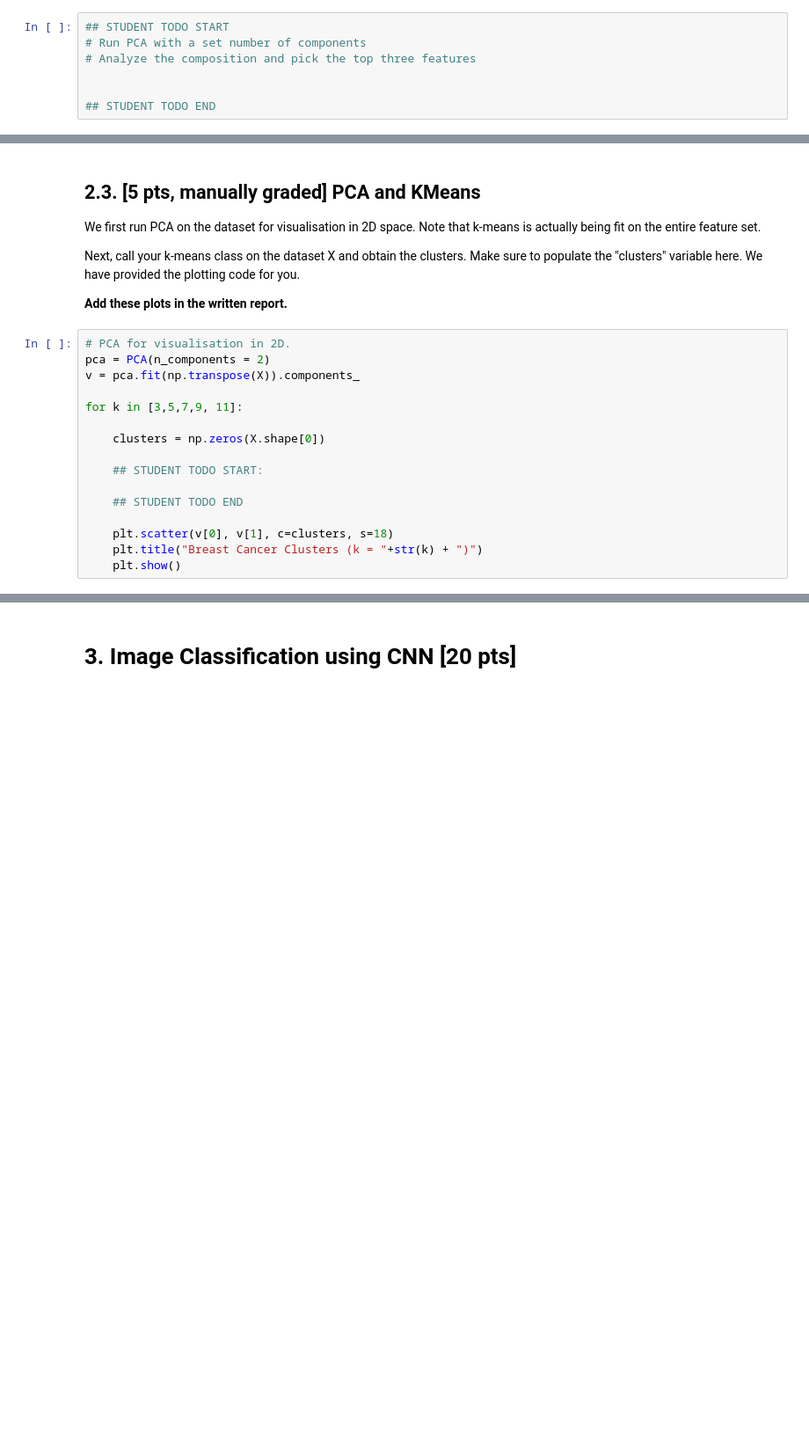
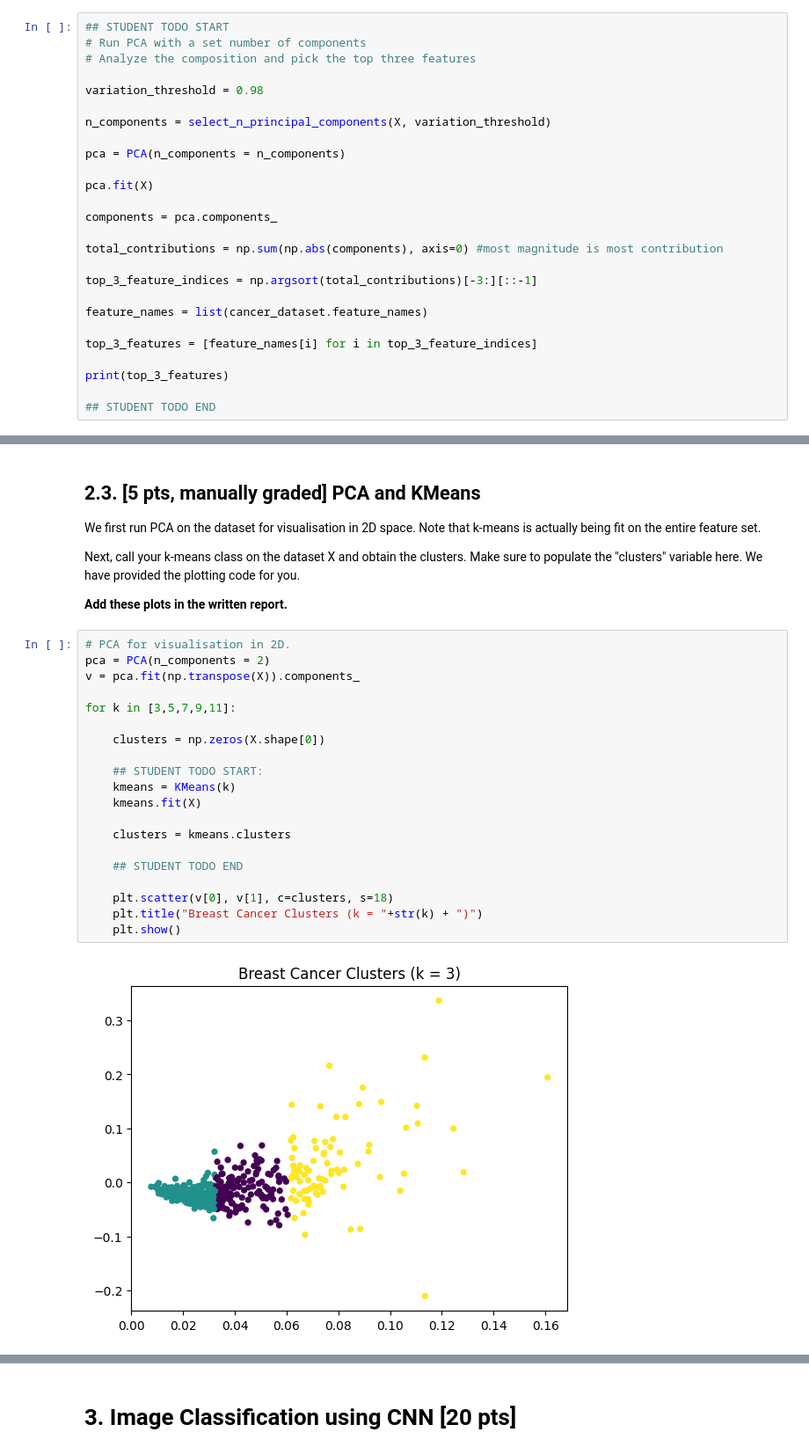
Before and after one commit to alan-w25/cis-5190, a Jupyter notebook: hw/hw3/coding/CIS_5190_Alan_Wu_HW3_Student_Version.ipynb, the cells around one changed output, grey strips where cells are left out. Shown: that part at 88% size. Drawn from its saved outputs; the diff is of its cells as text; blank space fills up the shorter version.

```diff
--- a/hw/hw3/coding/CIS_5190_Alan_Wu_HW3_Student_Version.ipynb
+++ b/hw/hw3/coding/CIS_5190_Alan_Wu_HW3_Student_Version.ipynb
@@ -620,5 +620,24 @@ In this section, we ask you to understand which features specifically in the dat
 # Run PCA with a set number of components
 # Analyze the composition and pick the top three features
 
+variation_threshold = 0.98
+
+n_components = select_n_principal_components(X, variation_threshold)
+
+pca = PCA(n_components = n_components)
+
+pca.fit(X)
+
+components = pca.components_
+
+total_contributions = np.sum(np.abs(components), axis=0) #most magnitude is most contribution
+
+top_3_feature_indices = np.argsort(total_contributions)[-3:][::-1]
+
+feature_names = list(cancer_dataset.feature_names)
+
+top_3_features = [feature_names[i] for i in top_3_feature_indices]
+
+print(top_3_features)
 
 ## STUDENT TODO END
@@ -632,16 +653,22 @@ Next, call your k-means class on the dataset X and obtain the clusters. Make sur
 # %%
 # PCA for visualisation in 2D.
 pca = PCA(n_components = 2)
 v = pca.fit(np.transpose(X)).components_
 
-for k in [3,5,7,9, 11]:
+for k in [3,5,7,9,11]:
 
     clusters = np.zeros(X.shape[0])
 
     ## STUDENT TODO START:
+    kmeans = KMeans(k)
+    kmeans.fit(X)
+
+    clusters = kmeans.clusters
 
     ## STUDENT TODO END
 
     plt.scatter(v[0], v[1], c=clusters, s=18)
     plt.title("Breast Cancer Clusters (k = "+str(k) + ")")
     plt.show()
+# %% [output]
+[figure, added]
```
Also changed, not shown: parts of 16 cells of this notebook, 3 other files.
